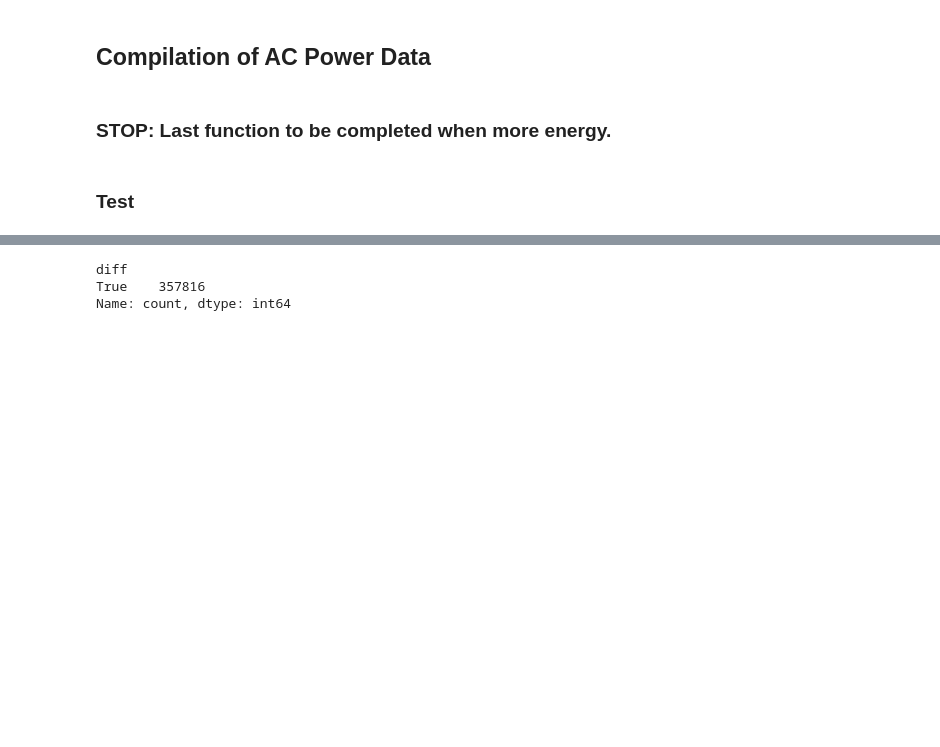
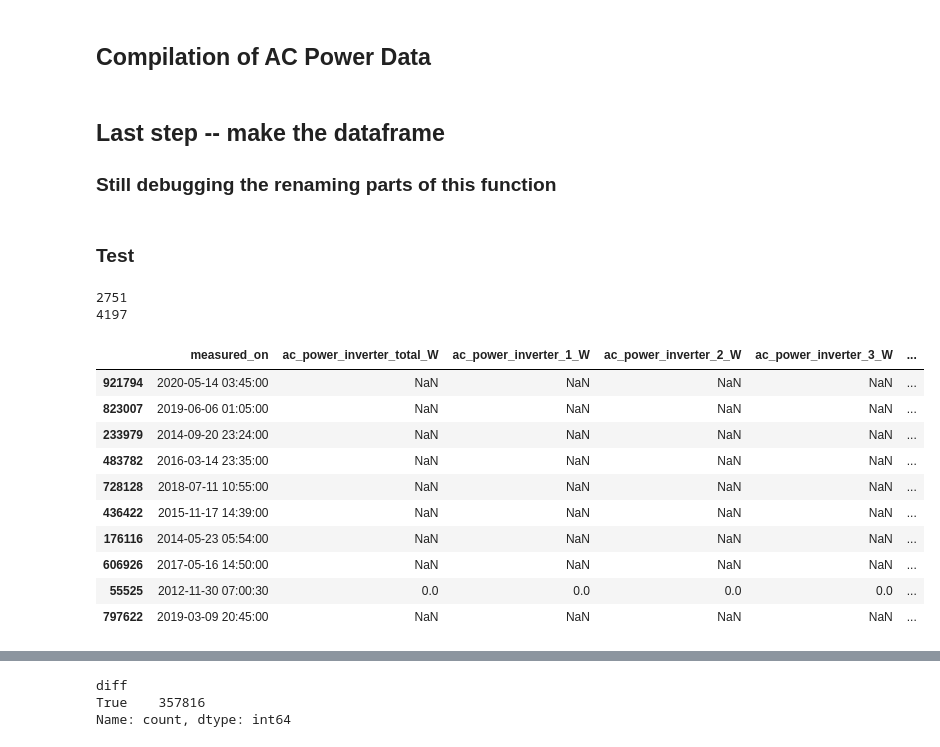
Before and after one commit to Erdos-Projects/predicting-day-ahead-solar-power-production, a Jupyter notebook: src/data/pwr/ac_power_filter_maker.ipynb, the cells around one changed output, grey strips where cells are left out. Saved outputs shown, nothing was run; the diff lists cells and outputs as text; code cells hidden in the pictures; blank space fills up the shorter version.

Commit message:
Typo-tracking, better ac power rules

```diff
--- a/src/data/pwr/ac_power_filter_maker.ipynb
+++ b/src/data/pwr/ac_power_filter_maker.ipynb
@@ -713,8 +943,8 @@ def find_ac_power_names_one_system(system_id):
 ### Verify that the code is working.  Do not run unles you want a lot of extra printout
 # %%
 agg_power_names, agg_power_metadata = find_all_aggregate_power_names(False)
-for id in agg_power_names.keys():
-    find_ac_power_names_one_system(id)
+for system_id in agg_power_names.keys():
+    find_ac_power_names_one_system(system_id)
 # %% [output]
 inverter has 0 entries.
 meter has 0 entries.
@@ -736,15 +966,26 @@ unknown has 0 entries.
 # %% [markdown]
 ## Compilation of AC Power Data
 # %%
-def ac_power_total_name(source_type: str, has_subparts: bool):
+def ac_power_total_name(source_type: str, has_subparts: bool, unit: str = 'W'):
+    '''Make the standardized variable name.'''
+    total_name = 'ac_power'
+    if (source_type is not None) and (source_type != 'unknown'):
+        total_name = total_name + '_' + source_type
     if has_subparts:
-        return f'ac_power_factor_{source_type}_total'
-    else:
-        return f'ac_power_factor_{source_type}'
+        total_name = total_name + '_total'
+    total_name = total_name + '_' + unit
+    return total_name
 
 
-def ac_power_partial_name(source_type: str, ind: int):
-    return f'ac_power_factor_{source_type}_{ind}'
+def ac_power_partial_name(source_type: str, ind: int, unit: str = 'W'):
+    '''Make the standardized part-name.'''
+    subpart_name = 'ac_power'
+    if (source_type is not None) and (source_type != 'unknown'):
+        subpart_name = subpart_name + '_' + source_type
+    subpart_name = subpart_name + f'_{ind}_{unit}'
+    return subpart_name
 # %% [markdown]
-### STOP:  Last function to be completed when more energy.
+## Last step -- make the dataframe
+
+### Still debugging the renaming parts of this function
 # %%
@@ -865,5 +1233,3 @@ def dc_power_dataframe_generator(system_id: int,
     else:
         raise ValueError('The term "tall_or_wide" must be "tall" or "wide.\n'
                          + f'Recieved {tall_or_wide}')
-# %% [markdown]
-### Test
@@ -872,3 +1236,39 @@ test_1207 = dc_power_dataframe_generator(1207, 'wide', False, 'kW')
+# %% [markdown]
+### Test
+# %%
+ac_agg_sensor_names = ('ac_power', 'ac_power_hW', 'ac_power_kW', 'ac_power_1_6',
+                        'InvPAC_kW_Avg', 'ac_power_calc', 'W_avg',
+                       'ac_power_metered_kW', 'RTW',
+                       'inv_total_ac_power', 'metered_ac_power',
+                       'real_power_kW', 'ac_power_KwAC',
+                       'ac_power_metered_1_2',
+                       'ac_inverter_power',
+                       'PwrMtrP_kW_Avg')
+df_1200 = ac_power_dataframe_generator(
+    system_id = 1200,
+    tall_or_wide='wide',
+    error_on_no_data=False,
+    standard_unit='W',
+    add_aggs=True,
+    order_priority="connect_like_terms",
+    ac_agg_sensor_names=ac_agg_sensor_names,
+    print_warnings=False
+)
+df_1200.sample(10)
+# %% [output]
+2751
+4197
+|  | measured_on | ac_power_inverter_total_W | ac_power_inverter_1_W | ac_power_inverter_2_W | ac_power_inverter_3_W | ... |
+| 921794 | 2020-05-14 03:45:00 | NaN | NaN | NaN | NaN | ... |
+| 823007 | 2019-06-06 01:05:00 | NaN | NaN | NaN | NaN | ... |
+| 233979 | 2014-09-20 23:24:00 | NaN | NaN | NaN | NaN | ... |
+| 483782 | 2016-03-14 23:35:00 | NaN | NaN | NaN | NaN | ... |
+| 728128 | 2018-07-11 10:55:00 | NaN | NaN | NaN | NaN | ... |
+| 436422 | 2015-11-17 14:39:00 | NaN | NaN | NaN | NaN | ... |
+| 176116 | 2014-05-23 05:54:00 | NaN | NaN | NaN | NaN | ... |
+| 606926 | 2017-05-16 14:50:00 | NaN | NaN | NaN | NaN | ... |
+| 55525 | 2012-11-30 07:00:30 | 0.0 | 0.0 | 0.0 | 0.0 | ... |
+| 797622 | 2019-03-09 20:45:00 | NaN | NaN | NaN | NaN | ... |
 # %%
 test_1207.head()
 # %% [output]
```
Also changed, not shown: parts of 30 cells of this notebook, 1 other file.
